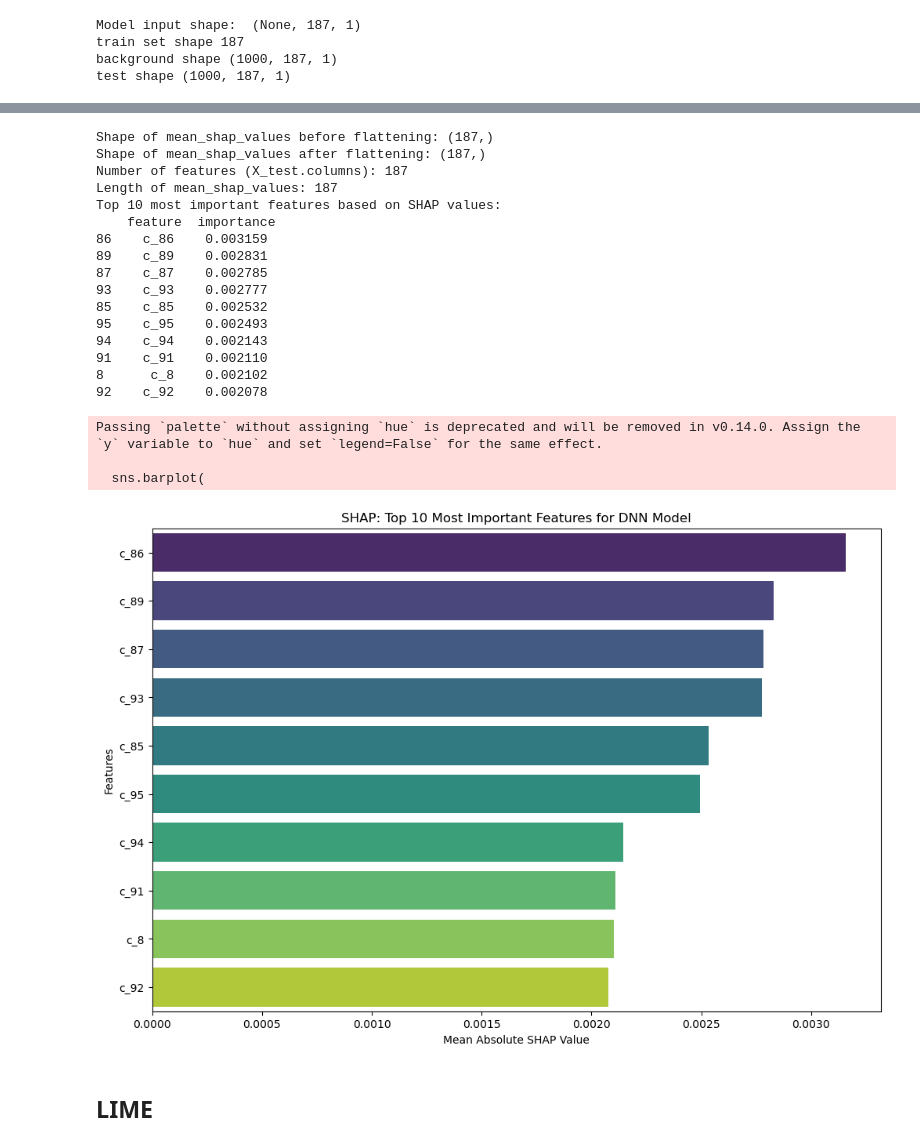
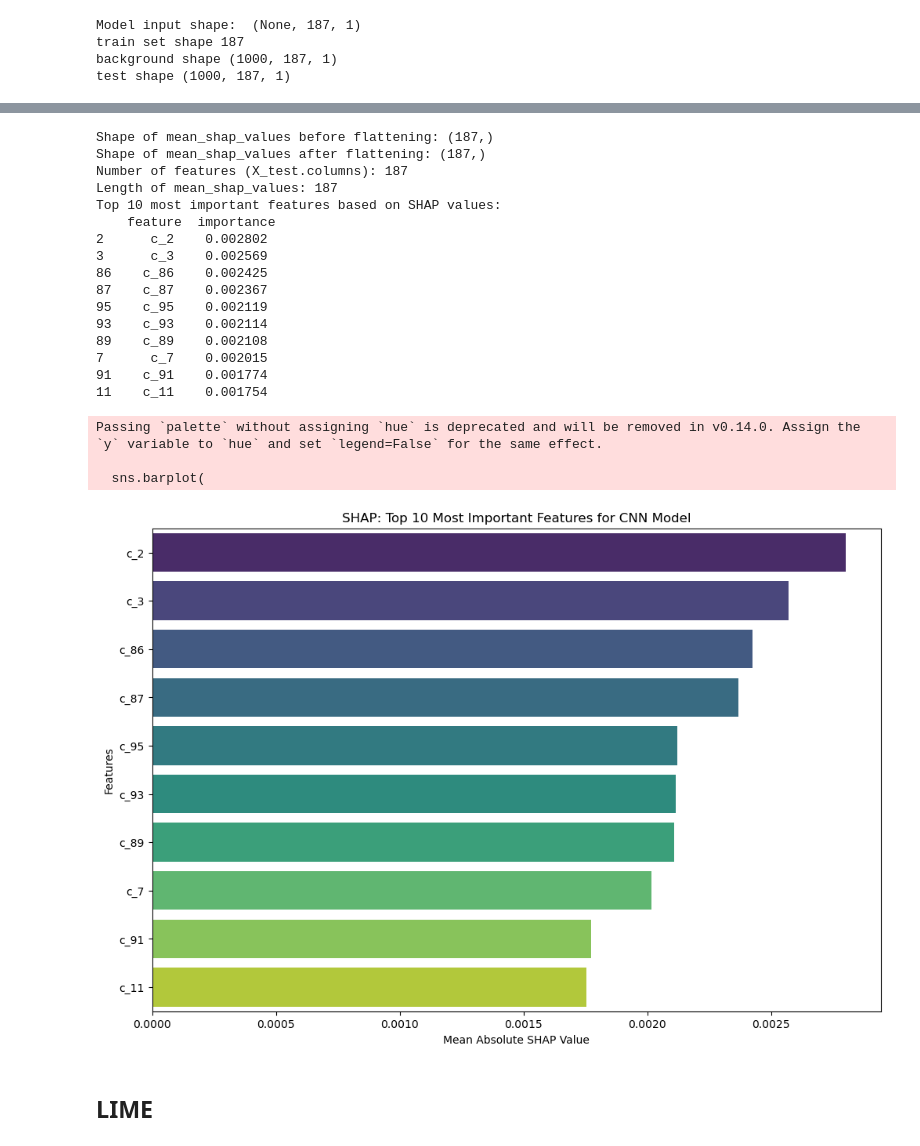
Before and after one commit to Ping-YUAN/heartbeat-analysis-ai, a Jupyter notebook: notebooks/explanation_mit_binary_shift_cnn.ipynb, the cells around one changed output, grey strips where cells are left out. Drawn from its saved outputs; the diff is of its cells as text; code cells hidden in the pictures.

```diff
--- a/notebooks/explanation_mit_binary_shift_cnn.ipynb
+++ b/notebooks/explanation_mit_binary_shift_cnn.ipynb
@@ -82,7 +82,7 @@ X_test = test.drop('target', axis=1)
 # %%
 # Load and compile the model
 try:
-    loaded_model = load_model(model_path, compile=False)
+    loaded_model = load_model(model_path, compile=True)
 except OSError as e:
     print(f"Error loading model: {e}")
     sys.exit("Check model path and try again.")
@@ -91,7 +91,7 @@ except OSError as e:
 loaded_model.compile(optimizer='adam', loss='binary_crossentropy', metrics=['accuracy', 'AUC'])
 
 
-# Evaluate the model
+# # Evaluate the model
 evaluation_metrics = loaded_model.evaluate(X_test, y_test, verbose=0)
 
 print(f"Model Evaluation - Loss: {evaluation_metrics[0]}, Accuracy: {evaluation_metrics[1]}, AUC: {evaluation_metrics[2]}")
@@ -171,34 +182,34 @@ Number of features (X_test.columns): 187
 Length of mean_shap_values: 187
 Top 10 most important features based on SHAP values:
     feature  importance
-86    c_86    0.003159
-89    c_89    0.002831
-87    c_87    0.002785
-93    c_93    0.002777
-85    c_85    0.002532
-95    c_95    0.002493
-94    c_94    0.002143
-91    c_91    0.002110
-8      c_8    0.002102
-92    c_92    0.002078
+2      c_2    0.002802
+3      c_3    0.002569
+86    c_86    0.002425
+87    c_87    0.002367
+95    c_95    0.002119
+93    c_93    0.002114
+89    c_89    0.002108
+7      c_7    0.002015
+91    c_91    0.001774
+11    c_11    0.001754
 # %%
 # Plot the top 10 most important features
 plt.figure(figsize=(12, 8))
 sns.barplot(
     x='importance',
     y='feature',
     data=shap_importance_df.head(10),
     palette='viridis'
 )
-plt.title('SHAP: Top 10 Most Important Features for DNN Model')
+plt.title('SHAP: Top 10 Most Important Features for CNN Model')
 plt.xlabel('Mean Absolute SHAP Value')
 plt.ylabel('Features')
 plt.show()
 # %% [output]
 Passing `palette` without assigning `hue` is deprecated and will be removed in v0.14.0. Assign the `y` variable to `hue` and set `legend=False` for the same effect.
 
   sns.barplot(
-[figure, old version]
+[figure, new version]
 # %% [markdown]
 ## LIME
 # %%
```
Also changed, not shown: parts of 4 cells of this notebook, 15 other files.
